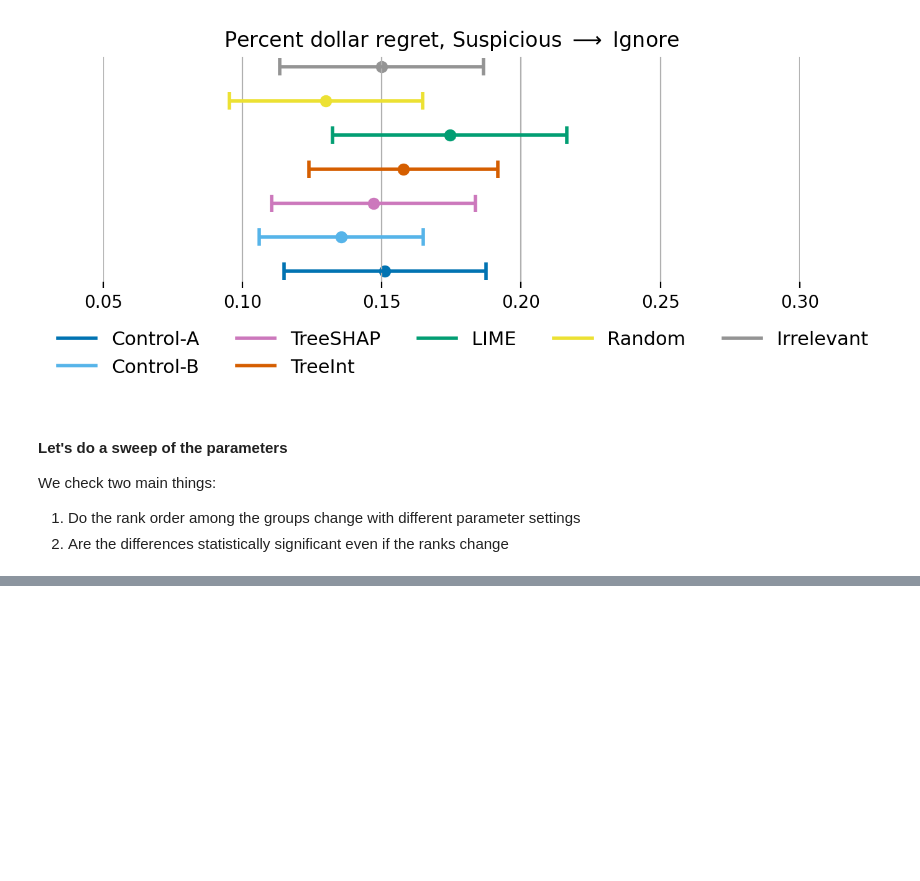
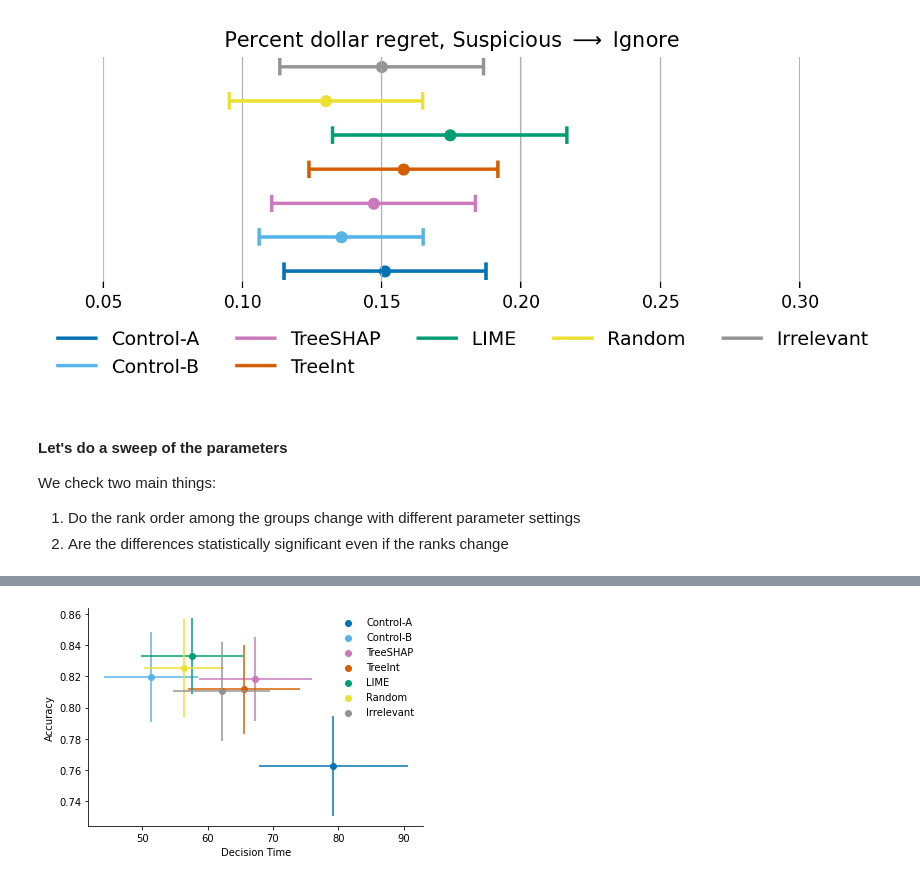
Before and after one commit to dssg/feedzai-analysis, a Jupyter notebook: facct22/notebooks/operational_metrics.ipynb, the cells around one changed output, grey strips where cells are left out. Cells and saved outputs as stored; diff of their text form; code cells hidden in the pictures; blank space fills up the shorter version.

Commit message:
time vs accuracy plot

```diff
--- a/facct22/notebooks/operational_metrics.ipynb
+++ b/facct22/notebooks/operational_metrics.ipynb
@@ -558,0 +601,6 @@ significance_tests.to_csv('param_sweep_significance.csv')
+# %%
+acc = get_accuracy(all_decisions, 'correct')
+dt_df = dt(all_decisions, params, 'correct', ['group'])
+# %%
+merged = acc.merge(dt_df, on='group', suffixes=('_acc', '_dt'))
+merged
@@ -558,0 +616,25 @@ significance_tests.to_csv('param_sweep_significance.csv')
+# %%
+fig, ax = plt.subplots()
+confidence = 0.9
+for i, g in enumerate(group_order):
+    msk = merged['group'] == g
+    df = merged[msk]
+    interval = stats.norm.ppf(1-(1-confidence)/2)
+
+    ax.errorbar(
+        df['mean_dt'],
+        df['mean_acc'],
+        yerr=df['se_acc'] * interval,
+        xerr=df['se_dt'] * interval,
+#         fmt='o',
+        color=colors[i],
+#         label=g
+    )
+    ax.scatter(df['mean_dt'], df['mean_acc'], color=colors[i], label=g)
+
+ax.legend(frameon=False)
+ax.set_ylabel('Accuracy')
+ax.set_xlabel('Decision Time')
+sns.despine()
+# %% [output]
+[figure, added]
```
Also changed, not shown: parts of 7 cells of this notebook.
